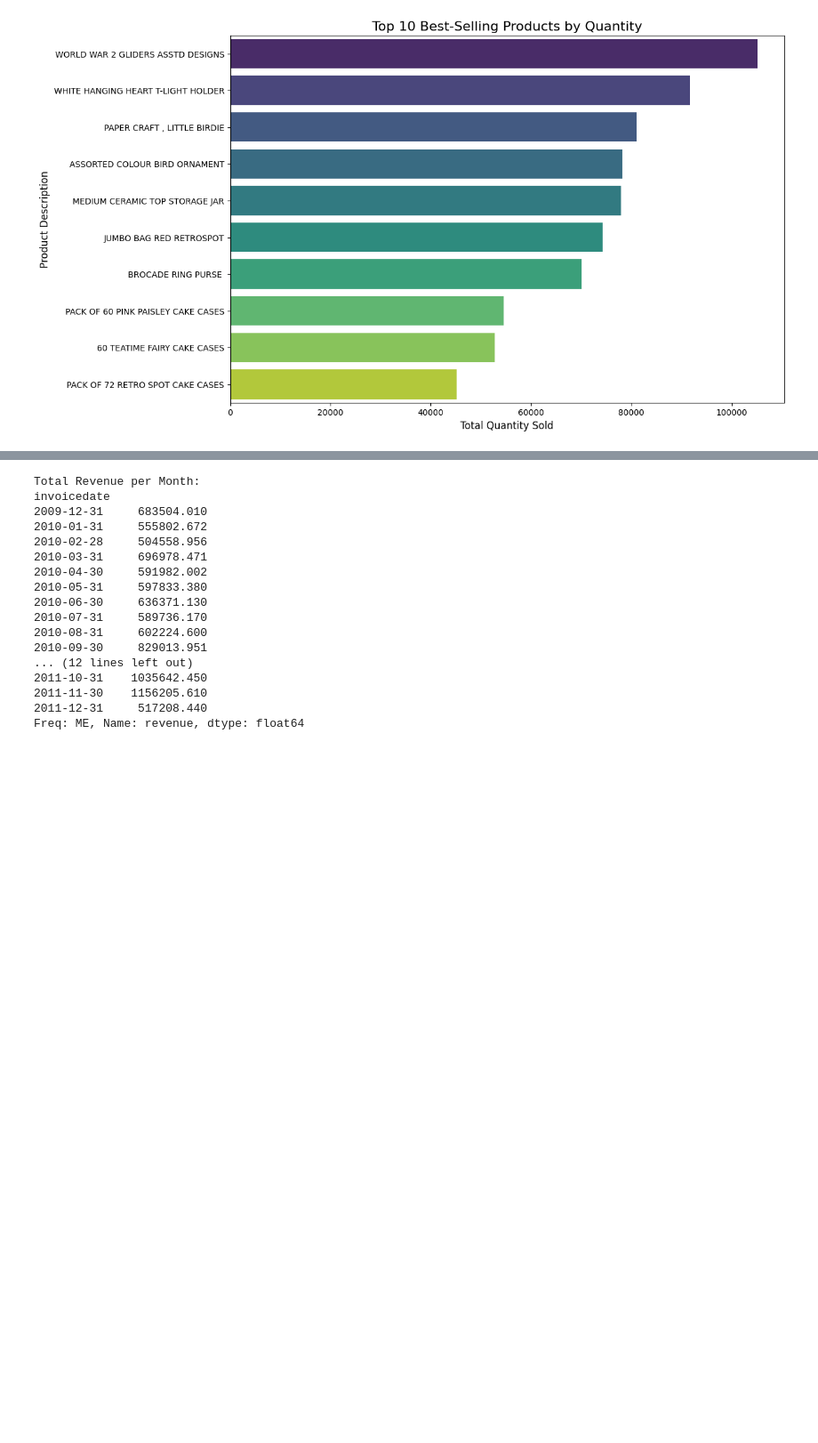
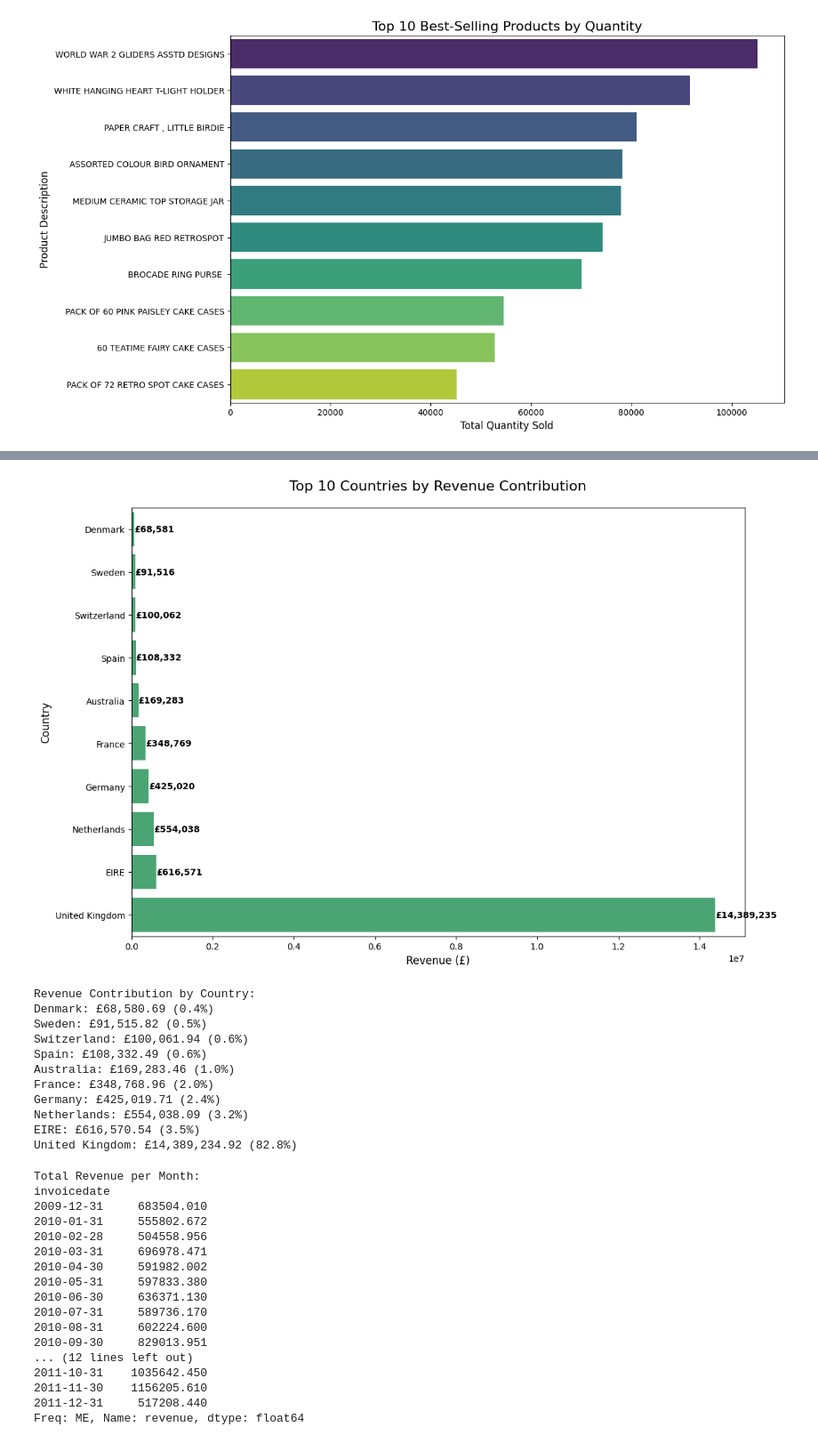
Before and after one commit to Chathura0607/Retail_Mind, a Jupyter notebook: data_cleaning.ipynb, the cells around one changed output, grey strips where cells are left out. Shown at 89% size. Cells and saved outputs as stored; diff of their text form; code cells hidden in the pictures; blank space fills up the shorter version.

```diff
--- a/data_cleaning.ipynb
+++ b/data_cleaning.ipynb
@@ -154,3 +318,57 @@ Passing `palette` without assigning `hue` is deprecated and will be removed in v
+# %%
+# Geographic Revenue Analysis with Visualization
+import pandas as pd
+import matplotlib.pyplot as plt
+import seaborn as sns
+
+# Calculate revenue by country
+country_revenue = df.groupby('country')['revenue'].sum().sort_values(ascending=True)
+
+# Get top 10 countries
+top_10_countries = country_revenue.tail(10)  # Using tail since we'll plot ascending
+
+# Create a figure with larger size
+plt.figure(figsize=(12, 8))
+
+# Create bar chart with single color to avoid FutureWarning
+sns.barplot(x=top_10_countries.values,
+            y=top_10_countries.index,
+            color='mediumseagreen')  # use 'color' instead of 'palette'
+
+# Add title and labels with improved formatting
+plt.title('Top 10 Countries by Revenue Contribution', fontsize=16, pad=20)
+plt.xlabel('Revenue (£)', fontsize=12)
+plt.ylabel('Country', fontsize=12)
+
+# Add revenue values on the bars
+for i, v in enumerate(top_10_countries.values):
+    plt.text(v, i, f'£{v:,.0f}',
+             va='center',
+             fontsize=10,
+             fontweight='bold')
+
+# Adjust layout and display
+plt.tight_layout()
+plt.show()
+
+# Print percentage contribution
+print("\nRevenue Contribution by Country:")
+for country, rev in top_10_countries.items():
+    percentage = (rev / country_revenue.sum()) * 100
+    print(f"{country}: £{rev:,.2f} ({percentage:.1f}%)")
+# %% [output]
+[figure, added]
+Revenue Contribution by Country:
+Denmark: £68,580.69 (0.4%)
+Sweden: £91,515.82 (0.5%)
+Switzerland: £100,061.94 (0.6%)
+Spain: £108,332.49 (0.6%)
+Australia: £169,283.46 (1.0%)
+France: £348,768.96 (2.0%)
+Germany: £425,019.71 (2.4%)
+Netherlands: £554,038.09 (3.2%)
+EIRE: £616,570.54 (3.5%)
+United Kingdom: £14,389,234.92 (82.8%)
 # %%
 # --- 3. Monthly Sales Trend ---
 
```
Also changed, not shown: parts of 26 cells of this notebook.
